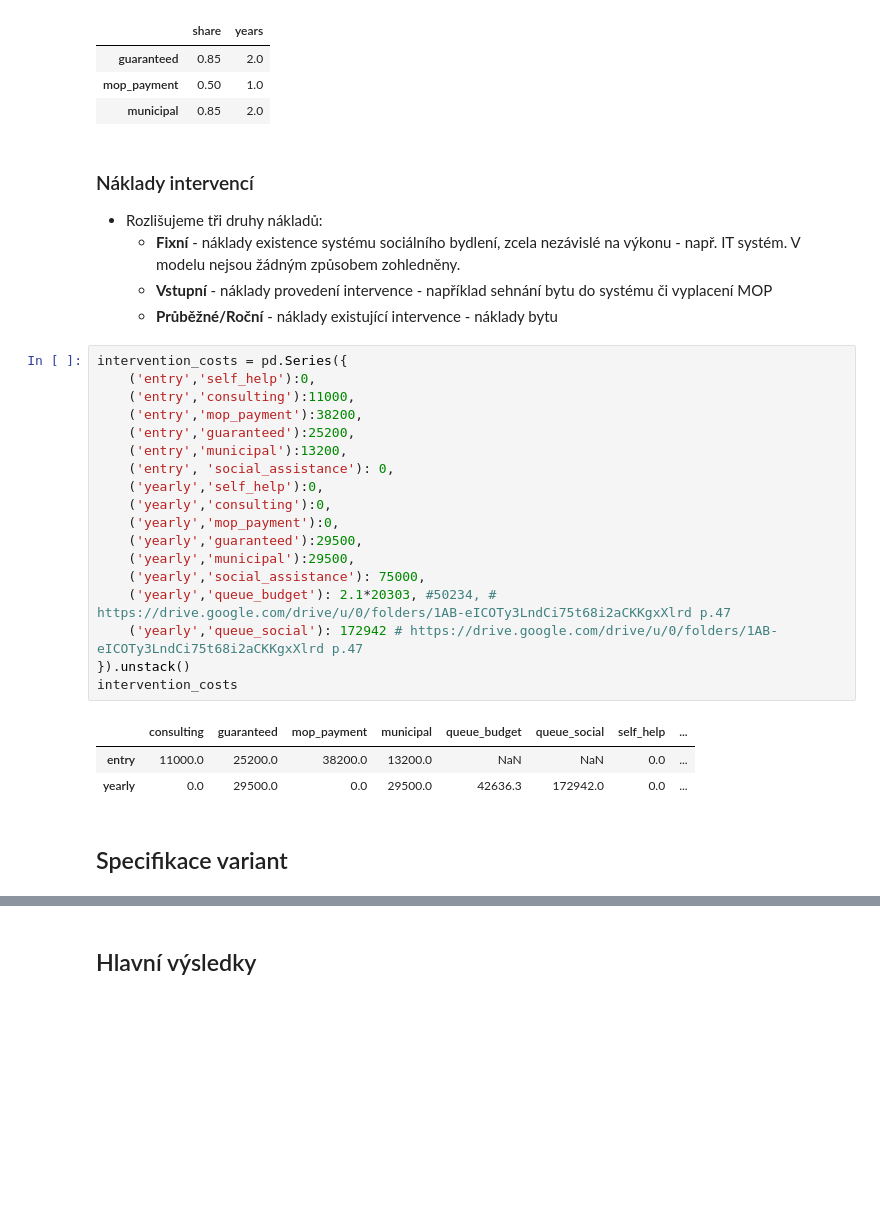
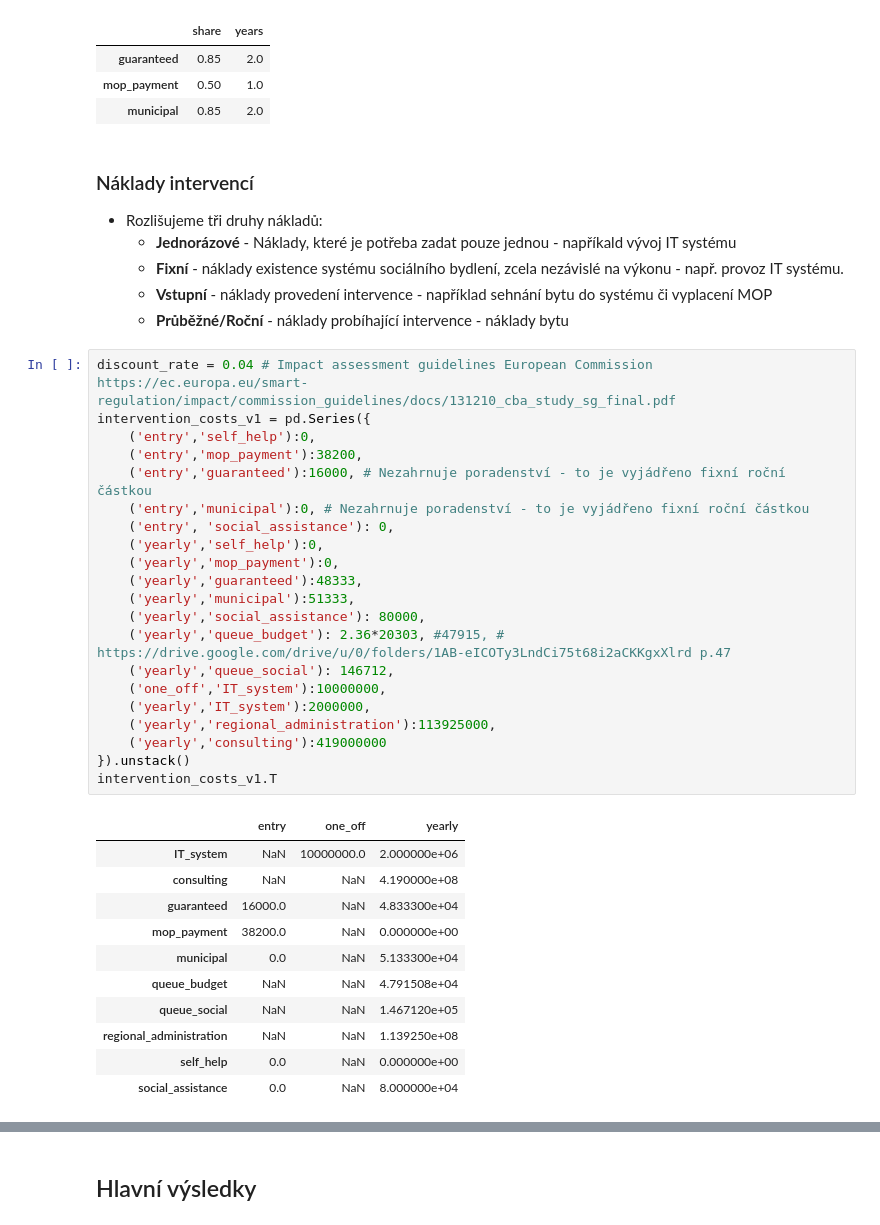
Before and after one commit to vitekzkytek/SocialHousingModel, a Jupyter notebook: model.ipynb, the cells around one changed output, grey strips where cells are left out. Saved outputs shown, nothing was run; the diff lists cells and outputs as text; blank space fills up the shorter version.

Commit message:
model updates

```diff
--- a/model.ipynb
+++ b/model.ipynb
@@ -225,30 +292,40 @@ social_assistences_v1
 ### Náklady intervencí
 
 * Rozlišujeme tři druhy nákladů:
-    * **Fixní** - náklady existence systému sociálního bydlení, zcela nezávislé na výkonu - např. IT systém. V modelu nejsou žádným způsobem zohledněny.
+    * **Jednorázové** - Náklady, které je potřeba zadat pouze jednou - napříkald vývoj IT systému
+    * **Fixní** - náklady existence systému sociálního bydlení, zcela nezávislé na výkonu - např. provoz IT systému.
     * **Vstupní** - náklady provedení intervence - například sehnání bytu do systému či vyplacení MOP
-    * **Průběžné/Roční** - náklady existující intervence - náklady bytu
+    * **Průběžné/Roční** - náklady probíhající intervence - náklady bytu
 # %%
-intervention_costs = pd.Series({
+discount_rate = 0.04 # Impact assessment guidelines European Commission https://ec.europa.eu/smart-regulation/impact/commission_guidelines/docs/131210_cba_study_sg_final.pdf
+intervention_costs_v1 = pd.Series({
     ('entry','self_help'):0,
-    ('entry','consulting'):11000,
     ('entry','mop_payment'):38200,
-    ('entry','guaranteed'):25200,
-    ('entry','municipal'):13200,
+    ('entry','guaranteed'):16000, # Nezahrnuje poradenství - to je vyjádřeno fixní roční částkou
+    ('entry','municipal'):0, # Nezahrnuje poradenství - to je vyjádřeno fixní roční částkou
     ('entry', 'social_assistance'): 0,
     ('yearly','self_help'):0,
-    ('yearly','consulting'):0,
     ('yearly','mop_payment'):0,
-    ('yearly','guaranteed'):29500,
-    ('yearly','municipal'):29500,
-    ('yearly','social_assistance'): 75000,
-    ('yearly','queue_budget'): 2.1*20303, #50234, # https://drive.google.com/drive/u/0/folders/1AB-eICOTy3LndCi75t68i2aCKKgxXlrd p.47
-    ('yearly','queue_social'): 172942 # https://drive.google.com/drive/u/0/folders/1AB-eICOTy3LndCi75t68i2aCKKgxXlrd p.47
+    ('yearly','guaranteed'):48333,
+    ('yearly','municipal'):51333,
+    ('yearly','social_assistance'): 80000,
+    ('yearly','queue_budget'): 2.36*20303, #47915, # https://drive.google.com/drive/u/0/folders/1AB-eICOTy3LndCi75t68i2aCKKgxXlrd p.47
+    ('yearly','queue_social'): 146712,
+    ('one_off','IT_system'):10000000,
+    ('yearly','IT_system'):2000000,
+    ('yearly','regional_administration'):113925000,
+    ('yearly','consulting'):419000000
 }).unstack()
-intervention_costs
+intervention_costs_v1.T
 # %% [output]
-|  | consulting | guaranteed | mop_payment | municipal | queue_budget | queue_social | self_help | ... |
-| entry | 11000.0 | 25200.0 | 38200.0 | 13200.0 | NaN | NaN | 0.0 | ... |
-| yearly | 0.0 | 29500.0 | 0.0 | 29500.0 | 42636.3 | 172942.0 | 0.0 | ... |
+|  | entry | one_off | yearly |
+| IT_system | NaN | 10000000.0 | 2.000000e+06 |
+| consulting | NaN | NaN | 4.190000e+08 |
+| guaranteed | 16000.0 | NaN | 4.833300e+04 |
+| mop_payment | 38200.0 | NaN | 0.000000e+00 |
+| municipal | 0.0 | NaN | 5.133300e+04 |
+| queue_budget | NaN | NaN | 4.791508e+04 |
+| queue_social | NaN | NaN | 1.467120e+05 |
+| regional_administration | NaN | NaN | 1.139250e+08 |
+| self_help | 0.0 | NaN | 0.000000e+00 |
+| social_assistance | 0.0 | NaN | 8.000000e+04 |
-# %% [markdown]
-## Specifikace variant
```
Also changed, not shown: parts of 77 cells of this notebook, 2 other files.
